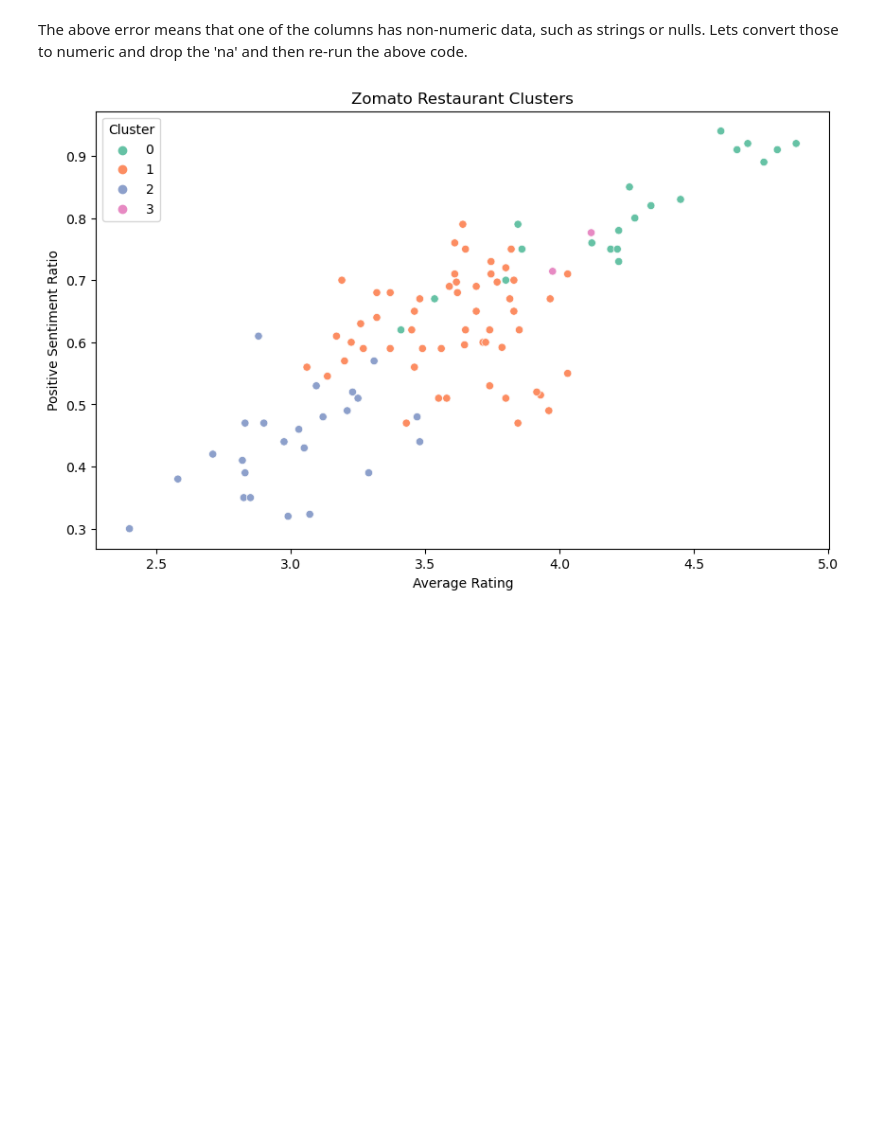
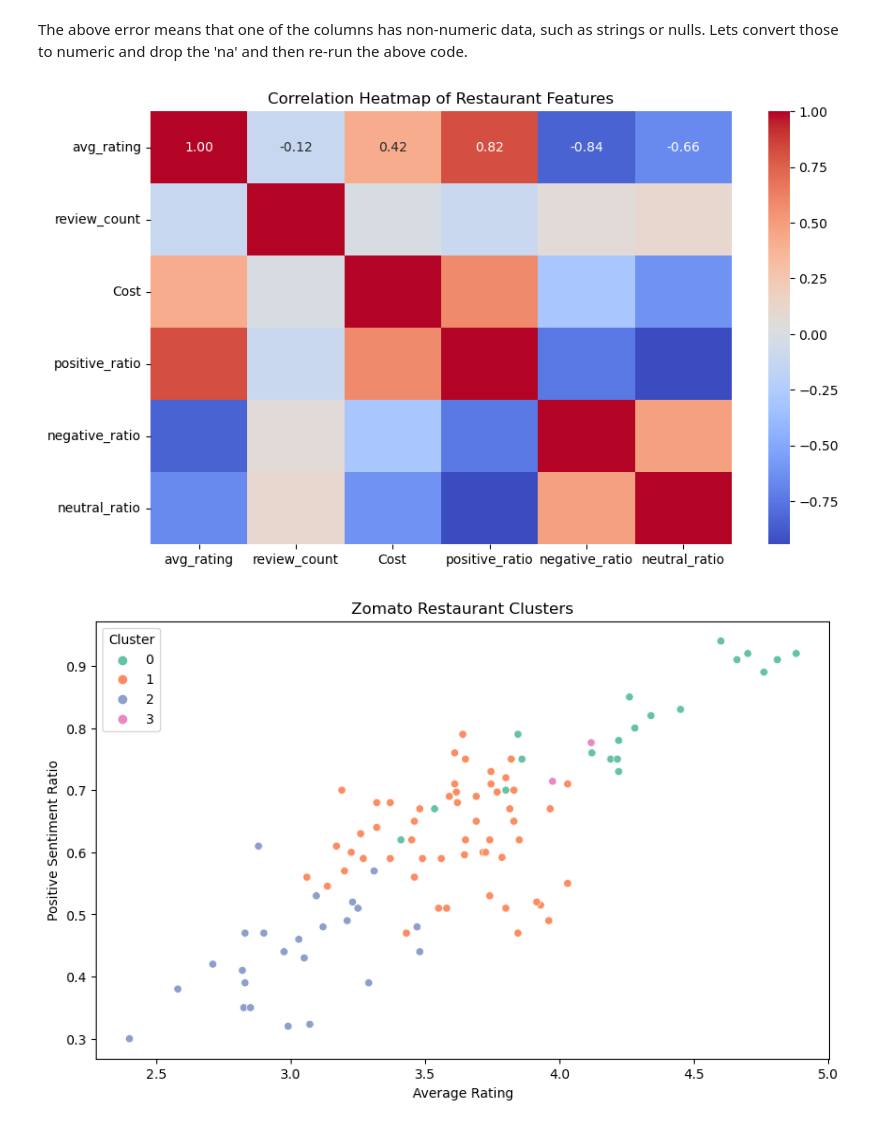
Before and after one commit to Shailesh-Jangam/Zomato_Restaurant_reviews, a Jupyter notebook: Project Zomato.ipynb, the cells around one changed output. Drawn from its saved outputs; the diff is of its cells as text; code cells hidden in the pictures; blank space fills up the shorter version.

```diff
--- a/Project Zomato.ipynb
+++ b/Project Zomato.ipynb
@@ -189,6 +189,21 @@ X_scaled = scaler.fit_transform(features)
 # KMeans clustering
 kmeans = KMeans(n_clusters=4, random_state=42)
 grouped['Cluster'] = kmeans.fit_predict(X_scaled)
+# %%
+# Selecting numeric features for correlation
+numeric_cols = ['avg_rating', 'review_count', 'Cost',
+                'positive_ratio', 'negative_ratio', 'neutral_ratio']
+
+# Compute correlation matrix
+correlation_matrix = grouped[numeric_cols].corr()
+
+# Plot heatmap
+plt.figure(figsize=(10, 6))
+sns.heatmap(correlation_matrix, annot=True, cmap='coolwarm', fmt=".2f")
+plt.title('Correlation Heatmap of Restaurant Features')
+plt.show()
+# %% [output]
+[figure, added]
 # %%
 plt.figure(figsize=(10,6))
 sns.scatterplot(data=grouped, x='avg_rating', y='positive_ratio', hue='Cluster', palette='Set2')
```
Also changed, not shown: parts of 1 cell of this notebook, 1 other file.
